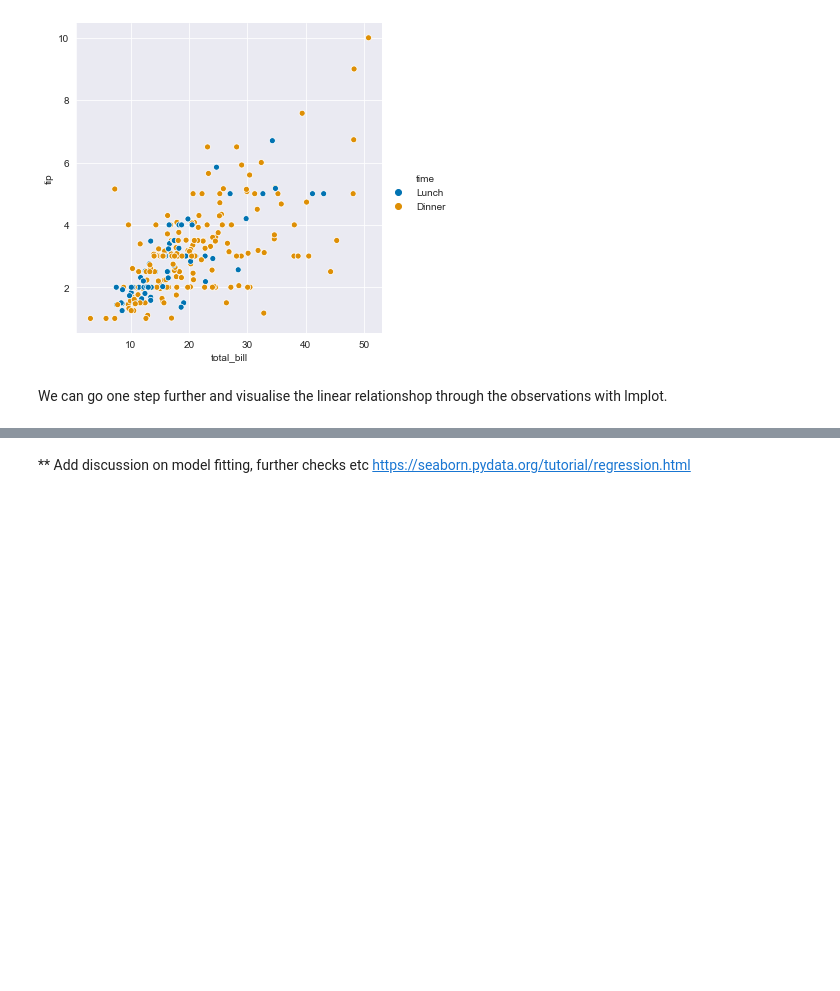
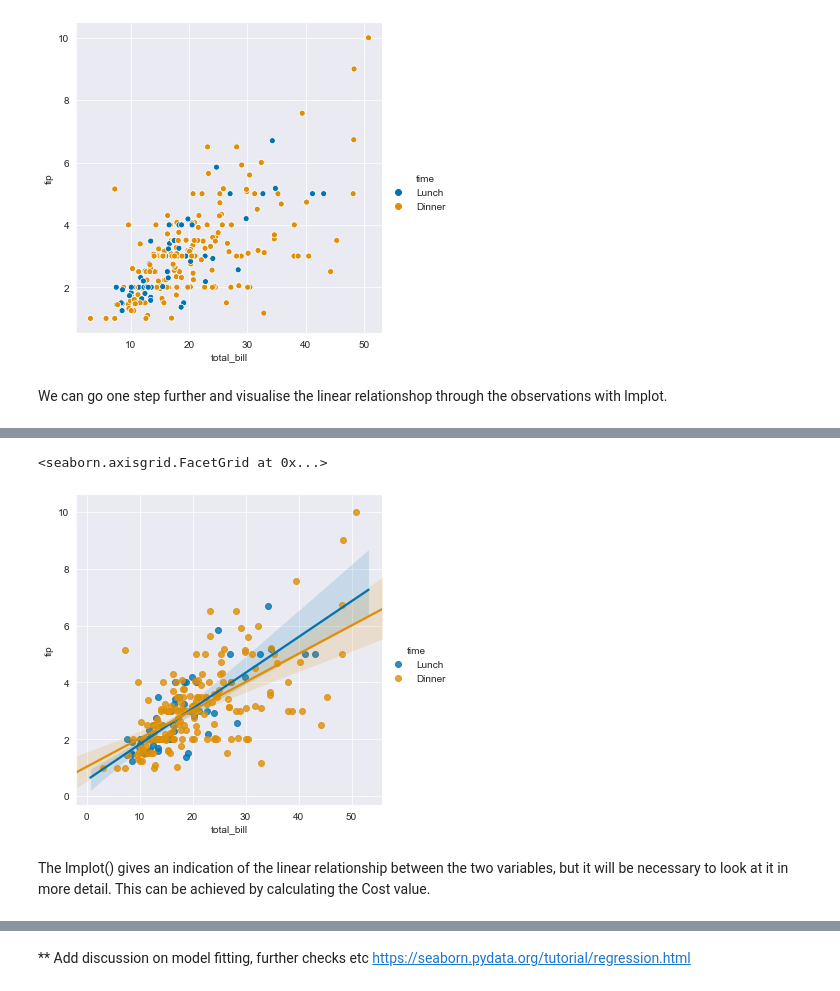
Before and after one commit to Pmcg1/FoDA_Project_2019, a Jupyter notebook: FoDA_Assessment_2019.ipynb, the cells around one changed output, grey strips where cells are left out. Saved outputs shown, nothing was run; the diff lists cells and outputs as text; code cells hidden in the pictures; blank space fills up the shorter version.

```diff
--- a/FoDA_Assessment_2019.ipynb
+++ b/FoDA_Assessment_2019.ipynb
@@ -220,0 +229,7 @@ sns.lmplot(x="total_bill", y="tip", data=df)
+# %%
+sns.lmplot(x="total_bill", y="tip", hue="time", data=df)
+# %% [output]
+<seaborn.axisgrid.FacetGrid at 0x...>
+[figure, added]
+# %% [markdown]
+The lmplot() gives an indication of the linear relationship between the two variables, but it will be necessary to look at it in more detail. This can be achieved by calculating the Cost value.
```
Also changed, not shown: parts of 13 cells of this notebook.
